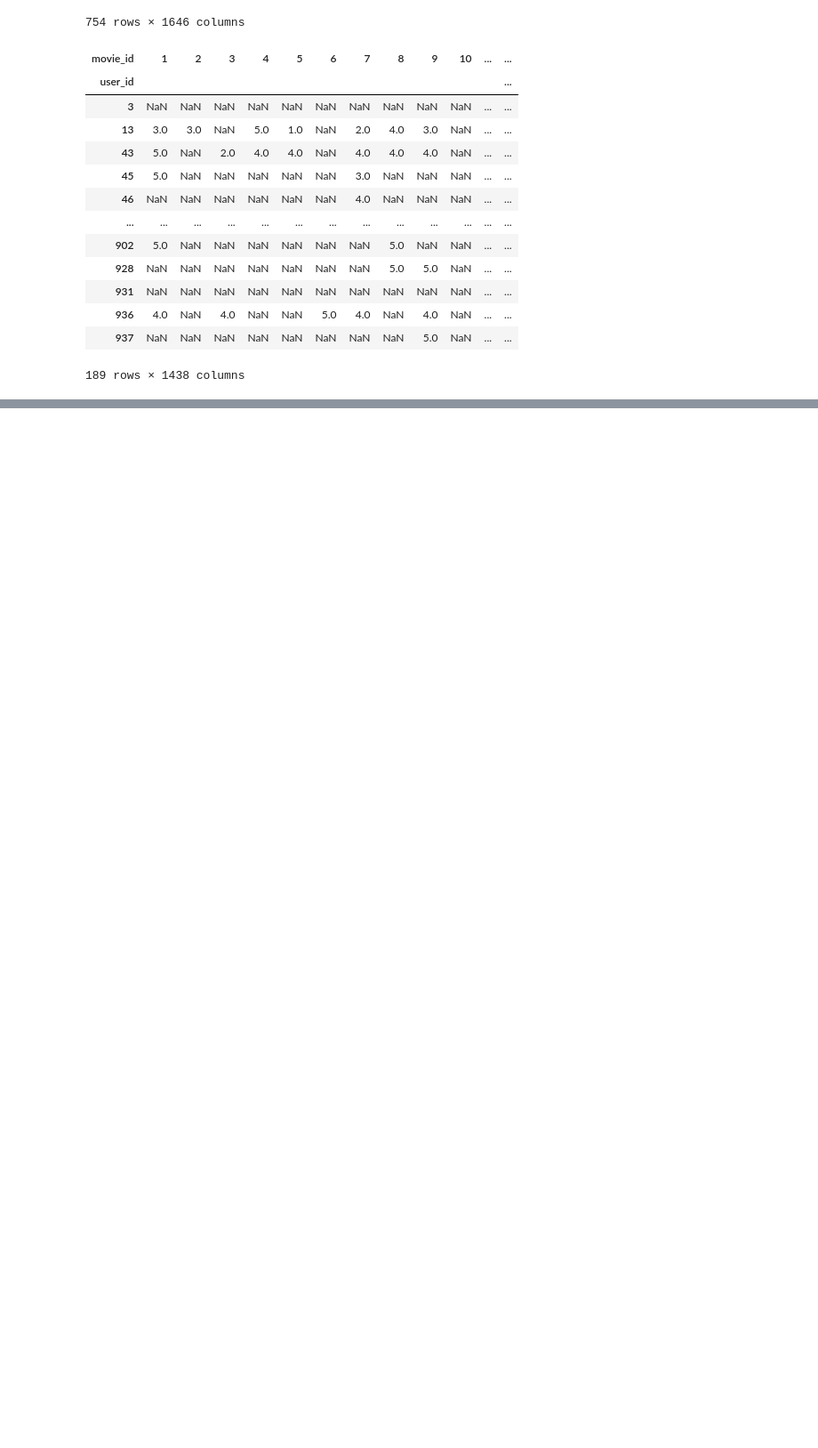
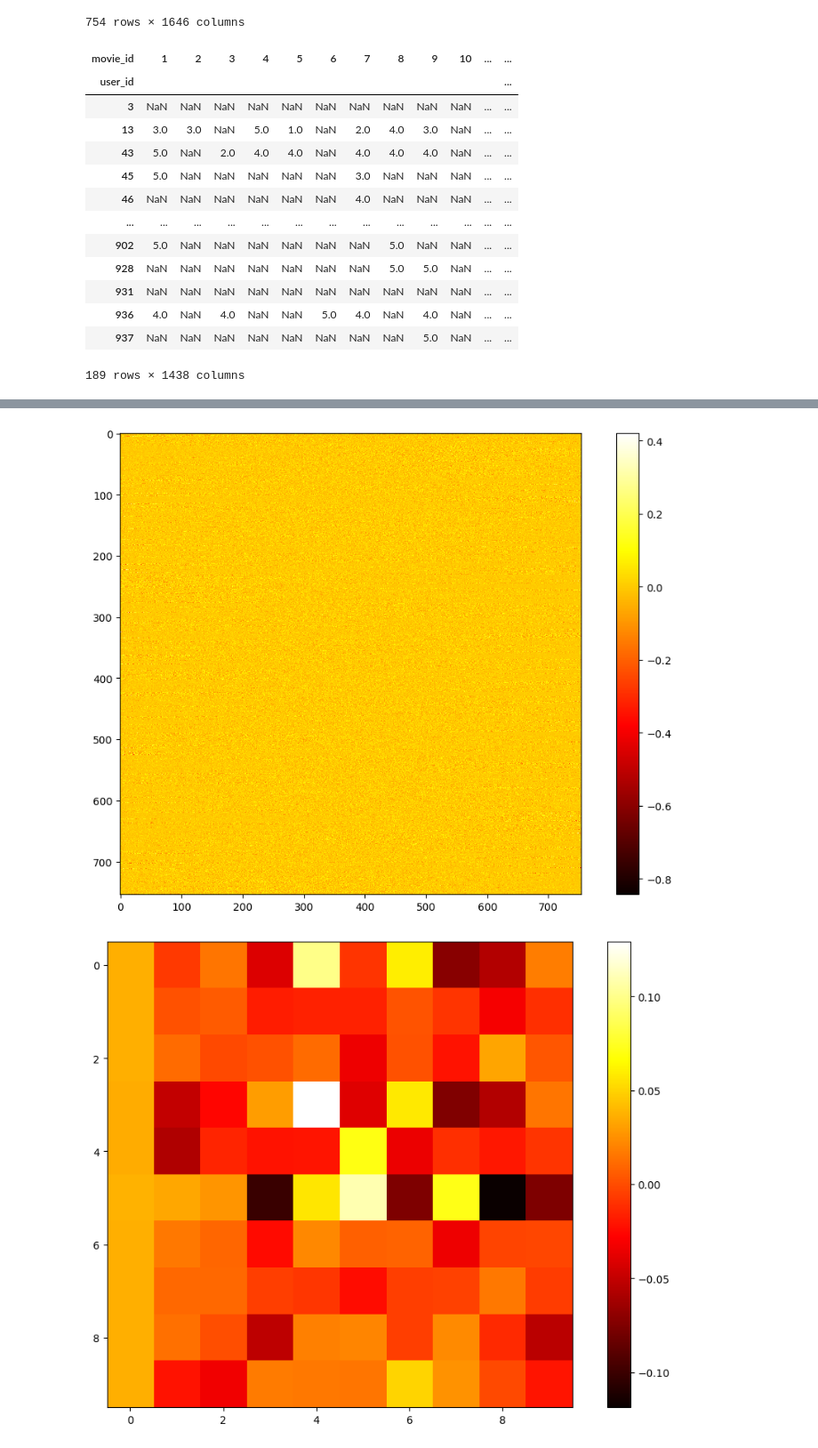
Before and after one commit to salocinrevenge/AlgeLin-ML, a Jupyter notebook: tarefa2.ipynb, the cells around one changed output, grey strips where cells are left out. Shown at 89% size. Cells and saved outputs as stored; diff of their text form; code cells hidden in the pictures; blank space fills up the shorter version.

```diff
--- a/tarefa2.ipynb
+++ b/tarefa2.ipynb
@@ -293,0 +454,20 @@ test
+# %%
+# mostra um mapa de calor dos autovetores U
+plt.figure(figsize=(12, 8))
+plt.imshow(U, cmap='hot', interpolation='nearest')
+plt.colorbar()
+plt.show()
+
+# mostra um mapa de calor dos autovalores U recortado
+plt.figure(figsize=(12, 8))
+plt.imshow(U[:10,:10], cmap='hot', interpolation='nearest')
+plt.colorbar()
+plt.show()
+
+plt.figure(figsize=(12, 8))
+plt.plot(U[0])
+plt.title("Primeiro autovetor")
+plt.show()
+# %% [output]
+[figure, added]
+[figure, added]
```
Also changed, not shown: parts of 19 cells of this notebook.
